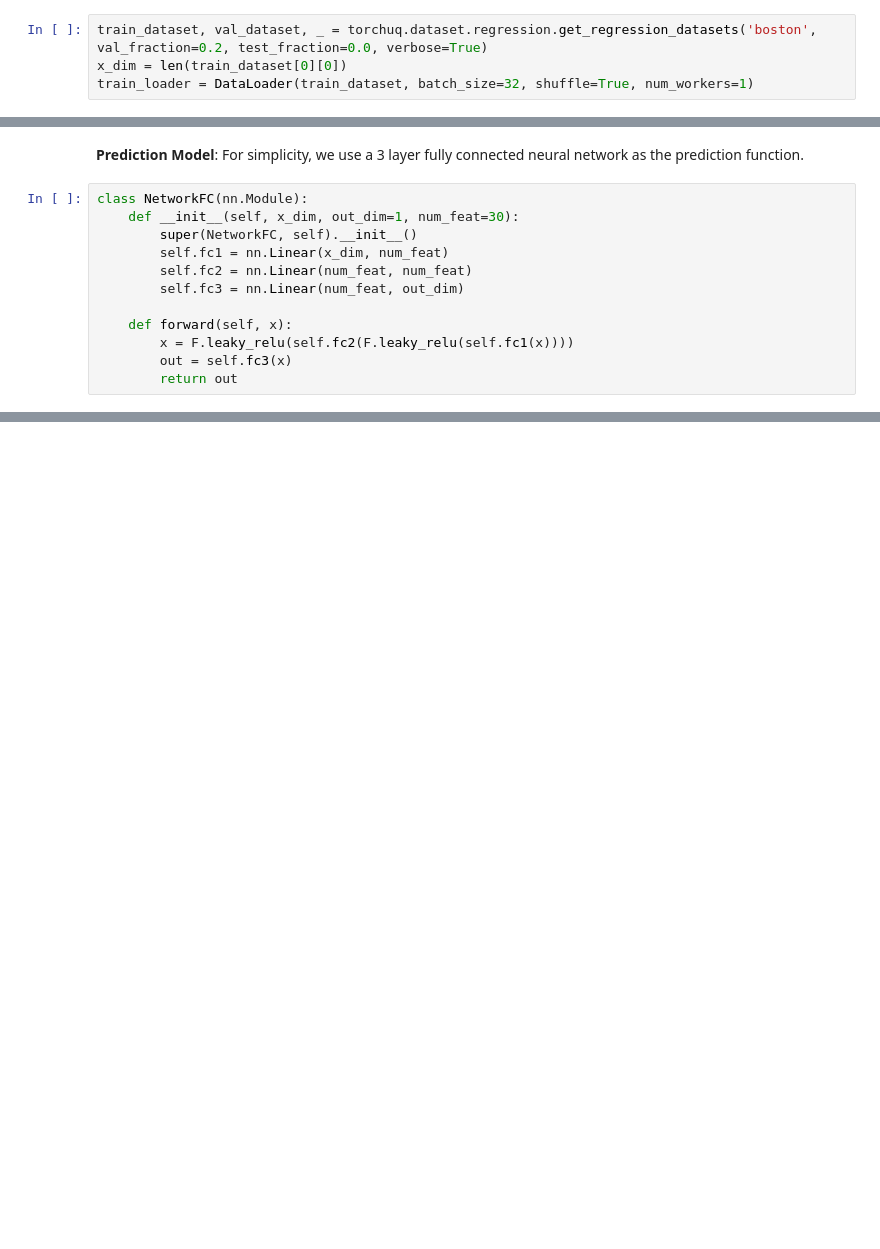
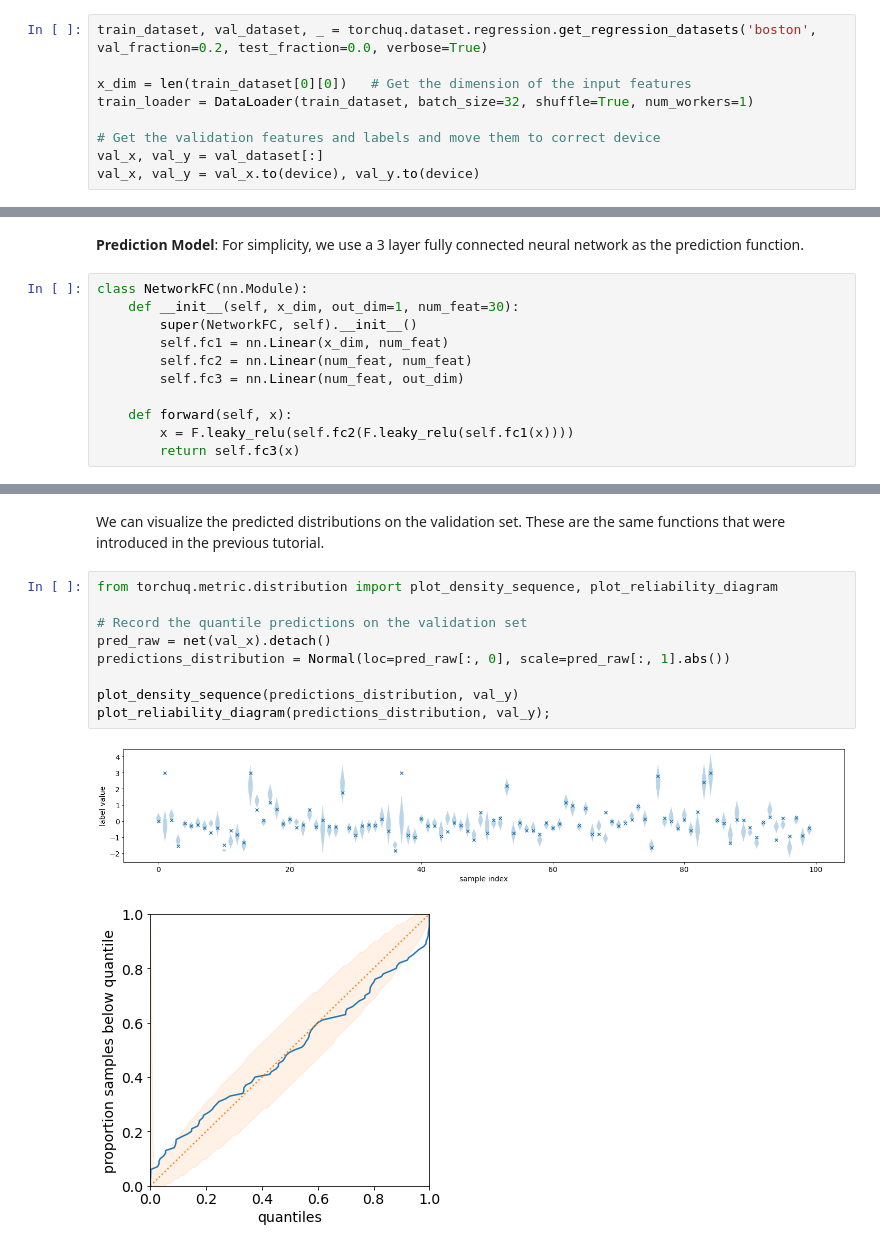
Before and after one commit to TorchUQ/torchuq, a Jupyter notebook: docs/tutorial/1_b_learning.ipynb, the cells around one changed output, grey strips where cells are left out. Saved outputs shown, nothing was run; the diff lists cells and outputs as text; blank space fills up the shorter version.

Commit message:
Edits to tutorial

```diff
--- a/docs/tutorial/1_b_learning.ipynb
+++ b/docs/tutorial/1_b_learning.ipynb
@@ -31,7 +33,12 @@ You can split the data into train/val/test by setting non-zero values to the arg
 # %%
 train_dataset, val_dataset, _ = torchuq.dataset.regression.get_regression_datasets('boston', val_fraction=0.2, test_fraction=0.0, verbose=True)
-x_dim = len(train_dataset[0][0])
+
+x_dim = len(train_dataset[0][0])   # Get the dimension of the input features
 train_loader = DataLoader(train_dataset, batch_size=32, shuffle=True, num_workers=1)
+
+# Get the validation features and labels and move them to correct device
+val_x, val_y = val_dataset[:]
+val_x, val_y = val_x.to(device), val_y.to(device)
 # %% [output]
 Loading dataset boston....
 Splitting into train/val/test with 405/101/0 samples
@@ -48,5 +55,4 @@ class NetworkFC(nn.Module):
 
     def forward(self, x):
         x = F.leaky_relu(self.fc2(F.leaky_relu(self.fc1(x))))
-        out = self.fc3(x)
-        return out
+        return self.fc3(x)
@@ -56,0 +100,14 @@ Learning a point prediction follows very standard
+# %% [markdown]
+We can visualize the predicted distributions on the validation set. These are the same functions that were introduced in the previous tutorial.
+# %%
+from torchuq.metric.distribution import plot_density_sequence, plot_reliability_diagram
+
+# Record the quantile predictions on the validation set
+pred_raw = net(val_x).detach()
+predictions_distribution = Normal(loc=pred_raw[:, 0], scale=pred_raw[:, 1].abs())
+
+plot_density_sequence(predictions_distribution, val_y)
+plot_reliability_diagram(predictions_distribution, val_y);
+# %% [output]
+[figure, added]
+[figure, added]
```
Also changed, not shown: parts of 22 cells of this notebook, 3 other files.
